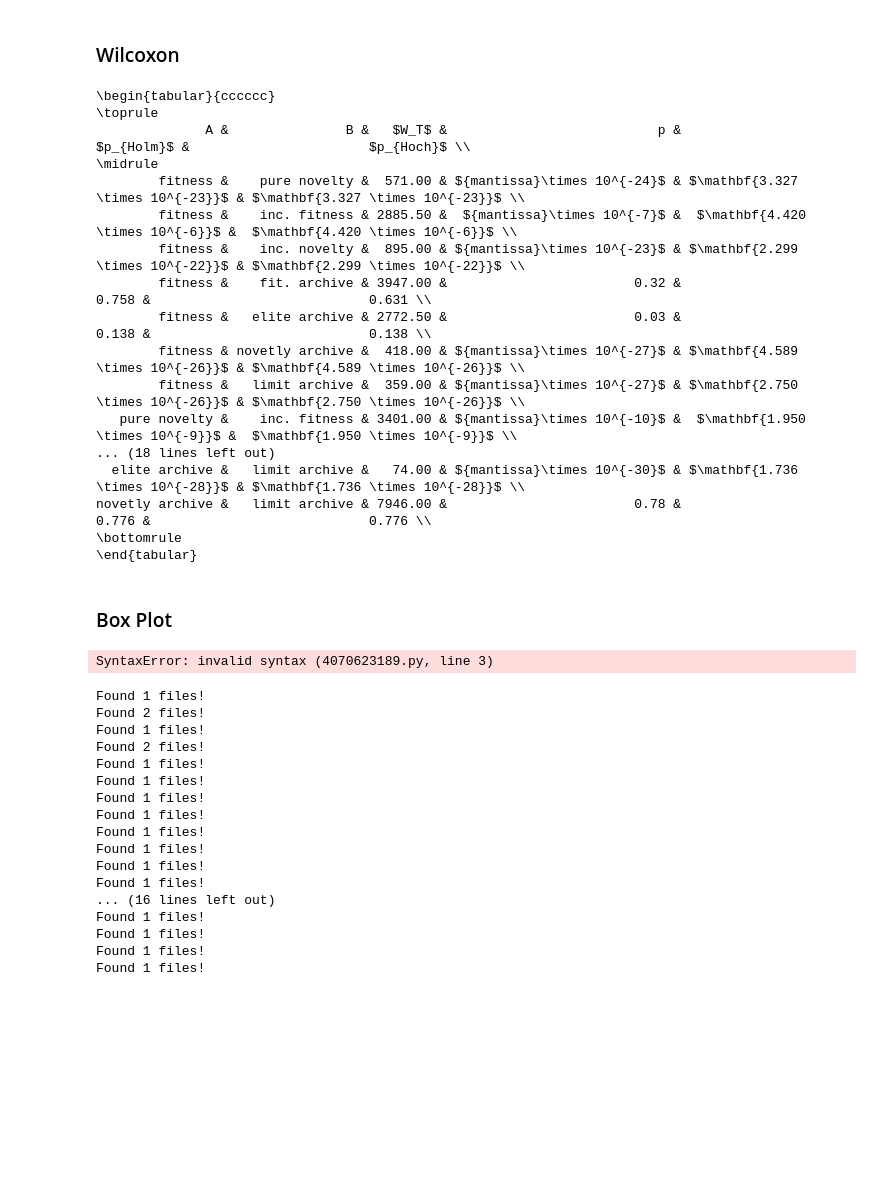
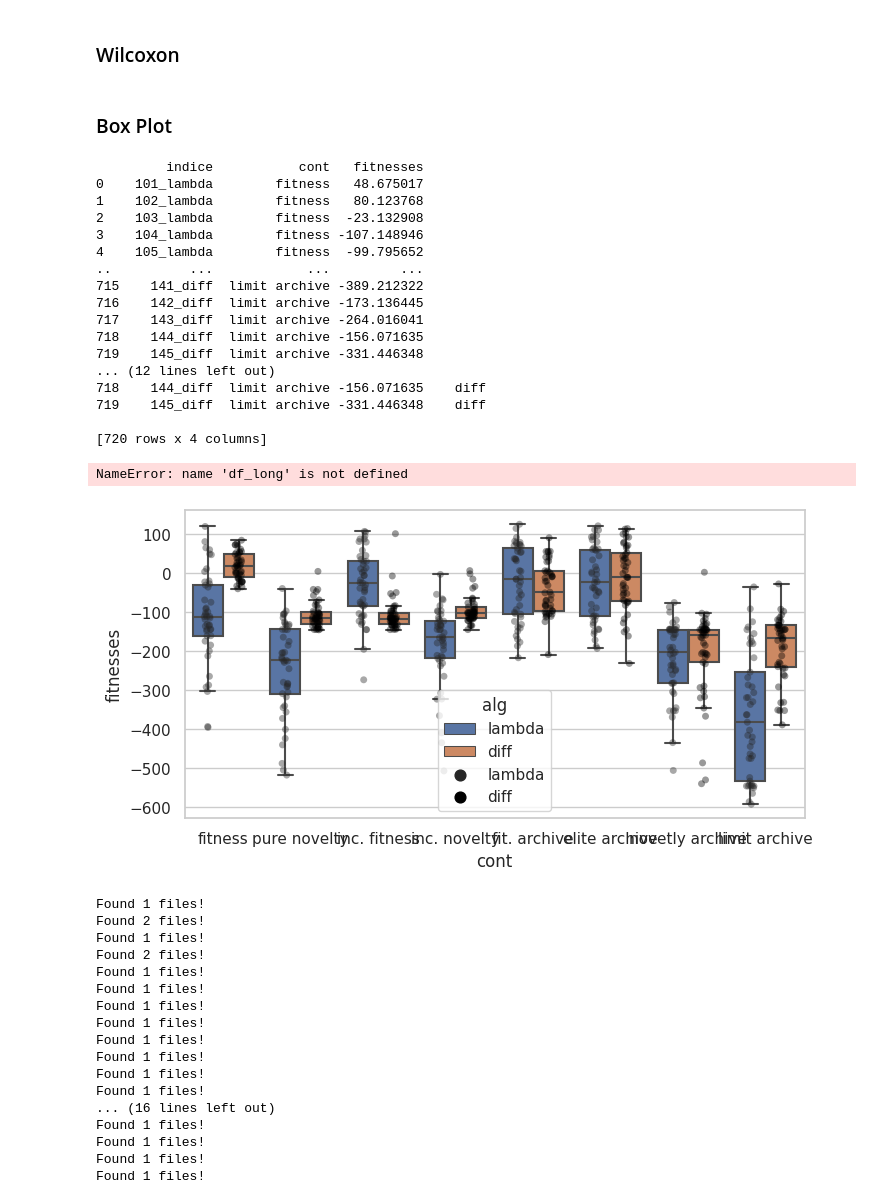
Before and after one commit to Schkliba/MastersThesis, a Jupyter notebook: final_analysis.ipynb, the cells around one changed output. Saved outputs shown, nothing was run; the diff lists cells and outputs as text; code cells hidden in the pictures; blank space fills up the shorter version.

Commit message:
scatterplot

```diff
--- a/final_analysis.ipynb
+++ b/final_analysis.ipynb
@@ -370,37 +370,12 @@ with open("./Docs/vzor-dp/tables/lunarlander_wilcoxon_div_conts.tex", "w") as f:
 
 with open("./Docs/vzor-dp/tables/cartpole_wilcoxon_div_conts.tex", "w") as f:
     f.write(c)
-# %%
-df = wilcoxon_test_total_containers(datasets, "fitnesses")
-dk = apply_corrections(df)
-
-
-latex = wilcoxon_to_latex(dk, container_naming)
-print(latex)
-# %% [output]
-\begin{tabular}{cccccc}
-\toprule
-              A &               B &   $W_T$ &                           p &                       $p_{Holm}$ &                       $p_{Hoch}$ \\
-\midrule
-        fitness &    pure novelty &  571.00 & ${mantissa}\times 10^{-24}$ & $\mathbf{3.327 \times 10^{-23}}$ & $\mathbf{3.327 \times 10^{-23}}$ \\
-        fitness &    inc. fitness & 2885.50 &  ${mantissa}\times 10^{-7}$ &  $\mathbf{4.420 \times 10^{-6}}$ &  $\mathbf{4.420 \times 10^{-6}}$ \\
-        fitness &    inc. novelty &  895.00 & ${mantissa}\times 10^{-23}$ & $\mathbf{2.299 \times 10^{-22}}$ & $\mathbf{2.299 \times 10^{-22}}$ \\
-        fitness &    fit. archive & 3947.00 &                        0.32 &                            0.758 &                            0.631 \\
-        fitness &   elite archive & 2772.50 &                        0.03 &                            0.138 &                            0.138 \\
-        fitness & novetly archive &  418.00 & ${mantissa}\times 10^{-27}$ & $\mathbf{4.589 \times 10^{-26}}$ & $\mathbf{4.589 \times 10^{-26}}$ \\
-        fitness &   limit archive &  359.00 & ${mantissa}\times 10^{-27}$ & $\mathbf{2.750 \times 10^{-26}}$ & $\mathbf{2.750 \times 10^{-26}}$ \\
-   pure novelty &    inc. fitness & 3401.00 & ${mantissa}\times 10^{-10}$ &  $\mathbf{1.950 \times 10^{-9}}$ &  $\mathbf{1.950 \times 10^{-9}}$ \\
-... (18 lines left out)
-  elite archive &   limit archive &   74.00 & ${mantissa}\times 10^{-30}$ & $\mathbf{1.736 \times 10^{-28}}$ & $\mathbf{1.736 \times 10^{-28}}$ \\
-novetly archive &   limit archive & 7946.00 &                        0.78 &                            0.776 &                            0.776 \\
-\bottomrule
-\end{tabular}
 # %% [markdown]
 ### Box Plot
 # %%
 en = "lunarlander"
 attribute = "fitnesses"
-def boxplot_per_environment-containers(en, attribute):
+def boxplot_per_environment_containers(en, attribute):
     big_table = pd.DataFrame()
     cts = LAMBDA_CONTS
     conts = list(cts.keys())
@@ -408,40 +383,76 @@ def boxplot_per_environment-containers(en, attribute):
         values = pd.DataFrame()
         for alg in ["lambda", "diff"]:
             values_en = get_final_seed_mapped_value(en, cont, alg, names[en]).copy()
-            values_en.index = values_en.index + str(en) + str(alg)
+            values_en.index = values_en.index +"_"+ str(alg)
             values = pd.concat([values, values_en])
         table = values[attribute]
         table.name = cont
         big_table = pd.concat([big_table, table], axis=1)
     big_table.columns = [container_naming[col] for col in big_table.columns]
+    big_table.index.name = "indice"
+    big_table = big_table.reset_index()
+    big_table = big_table.melt(
+    id_vars = "indice",
+    var_name="cont",
+    value_name=attribute
+    )
+    print(big_table)
+    big_table["alg"]=big_table["indice"].str.split("_").str[1]
+    print(big_table)
     sns.set_theme(style="whitegrid")
 
     fig, ax = plt.subplots(figsize=(8, 4))
 
     sns.boxplot(
         data=big_table,
+        y = attribute,
+        x = "cont",
         showfliers=False,
+        hue="alg",
         ax=ax
     )
 
+
     sns.stripplot(
         data=big_table,
+        x="cont",
+        y=attribute,
+        hue="alg",
+        dodge=True,
+        alpha=0.4,
         color="black",
-        alpha=0.4,
-        jitter=0.2,
         ax=ax
     )
-
+    handles, labels = ax.get_legend_handles_labels()
+    ax.legend(handles[:len(big_table["alg"].unique())],
+          labels[:len(big_table["alg"].unique())])
     ax.set_xlabel("Algorithm")
     ax.set_ylabel("Fitness" if attribute == "fitnesses" else "Diversity")
     return ax
-
-boxplot_per_environment(en, "behaviors")
+boxplot_per_environment_containers(en, "fitnesses")
 plt.xticks(rotation=45)
 plt.tight_layout()
 plt.show()
 # %% [output]
-SyntaxError: invalid syntax (4070623189.py, line 3)
+         indice           cont   fitnesses
+0    101_lambda        fitness   48.675017
+1    102_lambda        fitness   80.123768
+2    103_lambda        fitness  -23.132908
+3    104_lambda        fitness -107.148946
+4    105_lambda        fitness  -99.795652
+..          ...            ...         ...
+715    141_diff  limit archive -389.212322
+716    142_diff  limit archive -173.136445
+717    143_diff  limit archive -264.016041
+718    144_diff  limit archive -156.071635
+719    145_diff  limit archive -331.446348
+... (12 lines left out)
+718    144_diff  limit archive -156.071635    diff
+719    145_diff  limit archive -331.446348    diff
+
+[720 rows x 4 columns]
+NameError: name 'df_long' is not defined
+[figure, added]
 # %%
 
 friedman_test_total_containers( datasets, "fitnesses")
```
